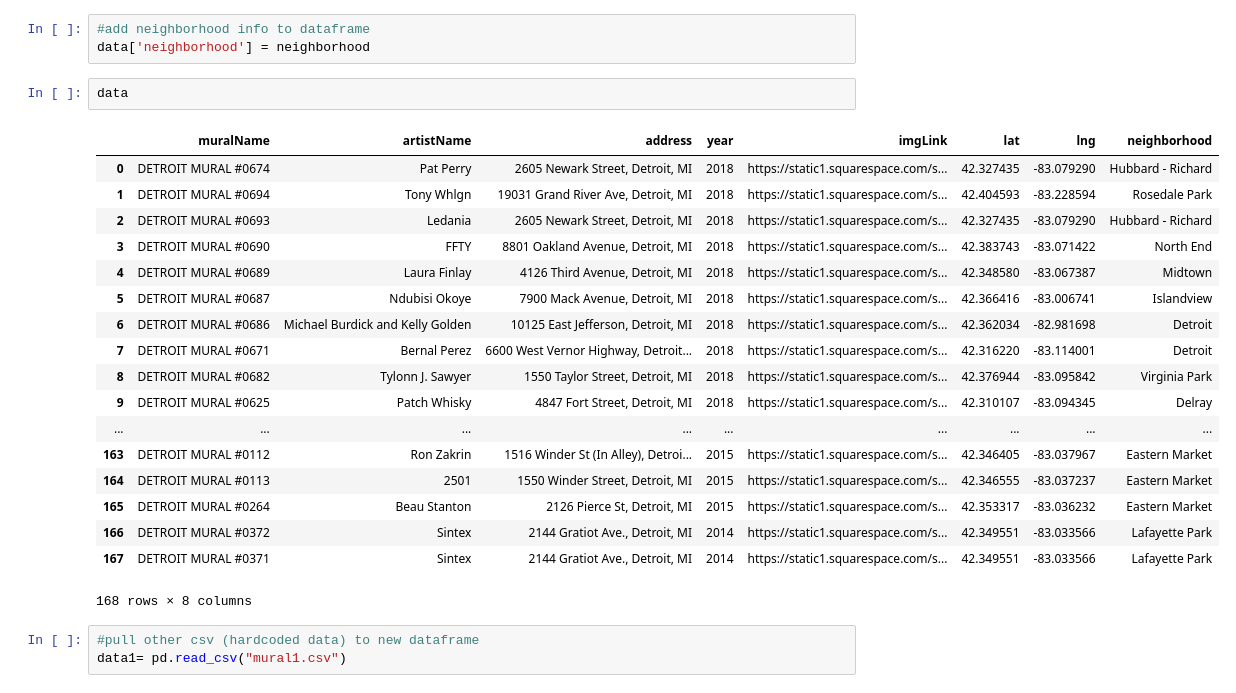
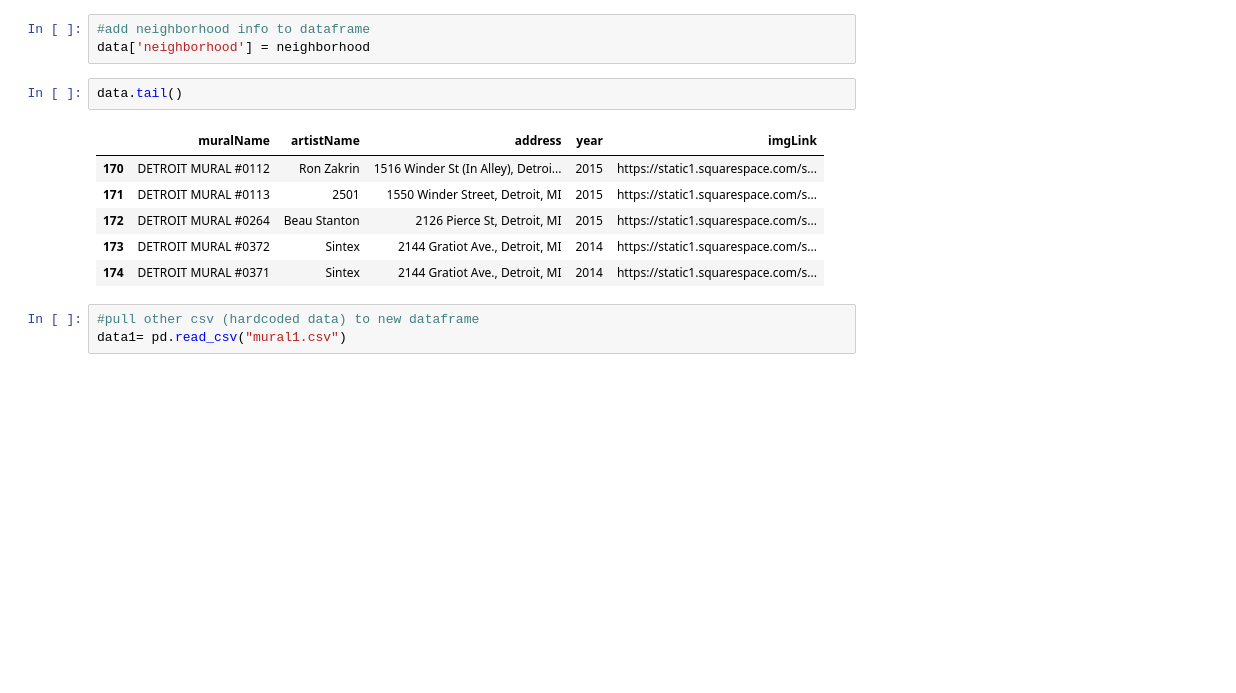
Before and after one commit to barohit/MuralDisplayDetroit, a Jupyter notebook: webscrapingscripts/2script to get gps coordinates from address.ipynb, the cells around one changed output. Drawn from its saved outputs; the diff is of its cells as text; blank space fills up the shorter version.

```diff
--- a/webscrapingscripts/2script to get gps coordinates from address.ipynb
+++ b/webscrapingscripts/2script to get gps coordinates from address.ipynb
@@ -206,26 +194,14 @@ len(neighborhood)
 #add neighborhood info to dataframe
 data['neighborhood'] = neighborhood
 # %%
-data
+data.tail()
 # %% [output]
-|  | muralName | artistName | address | year | imgLink | lat | lng | neighborhood |
-| 0 | DETROIT MURAL #0674 | Pat Perry | 2605 Newark Street, Detroit, MI | 2018 | https://static1.squarespace.com/s... | 42.327435 | -83.079290 | Hubbard - Richard |
-| 1 | DETROIT MURAL #0694 | Tony Whlgn | 19031 Grand River Ave, Detroit, MI | 2018 | https://static1.squarespace.com/s... | 42.404593 | -83.228594 | Rosedale Park |
-| 2 | DETROIT MURAL #0693 | Ledania | 2605 Newark Street, Detroit, MI | 2018 | https://static1.squarespace.com/s... | 42.327435 | -83.079290 | Hubbard - Richard |
-| 3 | DETROIT MURAL #0690 | FFTY | 8801 Oakland Avenue, Detroit, MI | 2018 | https://static1.squarespace.com/s... | 42.383743 | -83.071422 | North End |
-| 4 | DETROIT MURAL #0689 | Laura Finlay | 4126 Third Avenue, Detroit, MI | 2018 | https://static1.squarespace.com/s... | 42.348580 | -83.067387 | Midtown |
-| 5 | DETROIT MURAL #0687 | Ndubisi Okoye | 7900 Mack Avenue, Detroit, MI | 2018 | https://static1.squarespace.com/s... | 42.366416 | -83.006741 | Islandview |
-| 6 | DETROIT MURAL #0686 | Michael Burdick and Kelly Golden | 10125 East Jefferson, Detroit, MI | 2018 | https://static1.squarespace.com/s... | 42.362034 | -82.981698 | Detroit |
-| 7 | DETROIT MURAL #0671 | Bernal Perez | 6600 West Vernor Highway, Detroit... | 2018 | https://static1.squarespace.com/s... | 42.316220 | -83.114001 | Detroit |
-| 8 | DETROIT MURAL #0682 | Tylonn J. Sawyer | 1550 Taylor Street, Detroit, MI | 2018 | https://static1.squarespace.com/s... | 42.376944 | -83.095842 | Virginia Park |
-| 9 | DETROIT MURAL #0625 | Patch Whisky | 4847 Fort Street, Detroit, MI | 2018 | https://static1.squarespace.com/s... | 42.310107 | -83.094345 | Delray |
-| ... | ... | ... | ... | ... | ... | ... | ... | ... |
-| 163 | DETROIT MURAL #0112 | Ron Zakrin | 1516 Winder St (In Alley), Detroi... | 2015 | https://static1.squarespace.com/s... | 42.346405 | -83.037967 | Eastern Market |
-| 164 | DETROIT MURAL #0113 | 2501 | 1550 Winder Street, Detroit, MI | 2015 | https://static1.squarespace.com/s... | 42.346555 | -83.037237 | Eastern Market |
-| 165 | DETROIT MURAL #0264 | Beau Stanton | 2126 Pierce St, Detroit, MI | 2015 | https://static1.squarespace.com/s... | 42.353317 | -83.036232 | Eastern Market |
-| 166 | DETROIT MURAL #0372 | Sintex | 2144 Gratiot Ave., Detroit, MI | 2014 | https://static1.squarespace.com/s... | 42.349551 | -83.033566 | Lafayette Park |
-| 167 | DETROIT MURAL #0371 | Sintex | 2144 Gratiot Ave., Detroit, MI | 2014 | https://static1.squarespace.com/s... | 42.349551 | -83.033566 | Lafayette Park |
+|  | muralName | artistName | address | year | imgLink |
+| 170 | DETROIT MURAL #0112 | Ron Zakrin | 1516 Winder St (In Alley), Detroi... | 2015 | https://static1.squarespace.com/s... |
+| 171 | DETROIT MURAL #0113 | 2501 | 1550 Winder Street, Detroit, MI | 2015 | https://static1.squarespace.com/s... |
+| 172 | DETROIT MURAL #0264 | Beau Stanton | 2126 Pierce St, Detroit, MI | 2015 | https://static1.squarespace.com/s... |
+| 173 | DETROIT MURAL #0372 | Sintex | 2144 Gratiot Ave., Detroit, MI | 2014 | https://static1.squarespace.com/s... |
+| 174 | DETROIT MURAL #0371 | Sintex | 2144 Gratiot Ave., Detroit, MI | 2014 | https://static1.squarespace.com/s... |
-168 rows × 8 columns
 # %%
 #pull other csv (hardcoded data) to new dataframe
 data1= pd.read_csv("mural1.csv")
```
Also changed, not shown: parts of 6 cells of this notebook, 1 other file.
